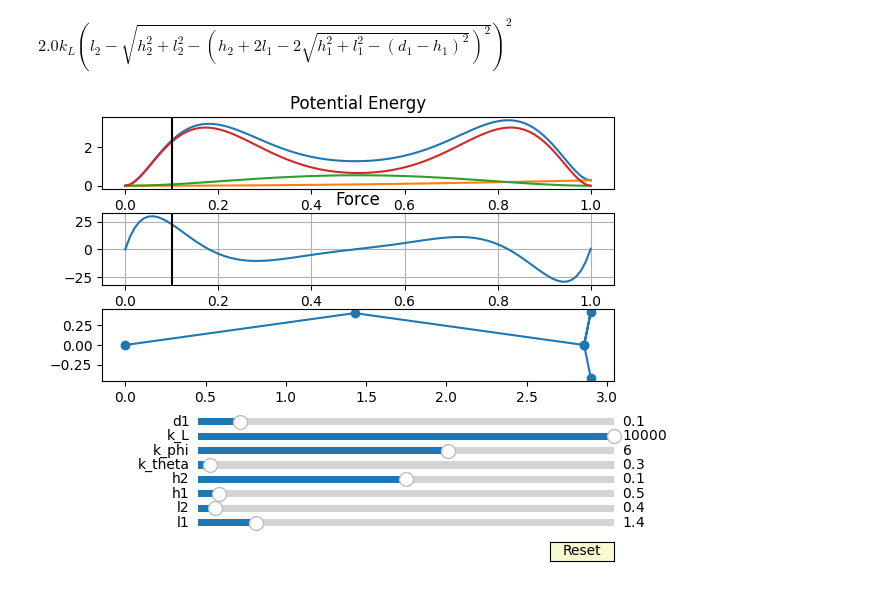
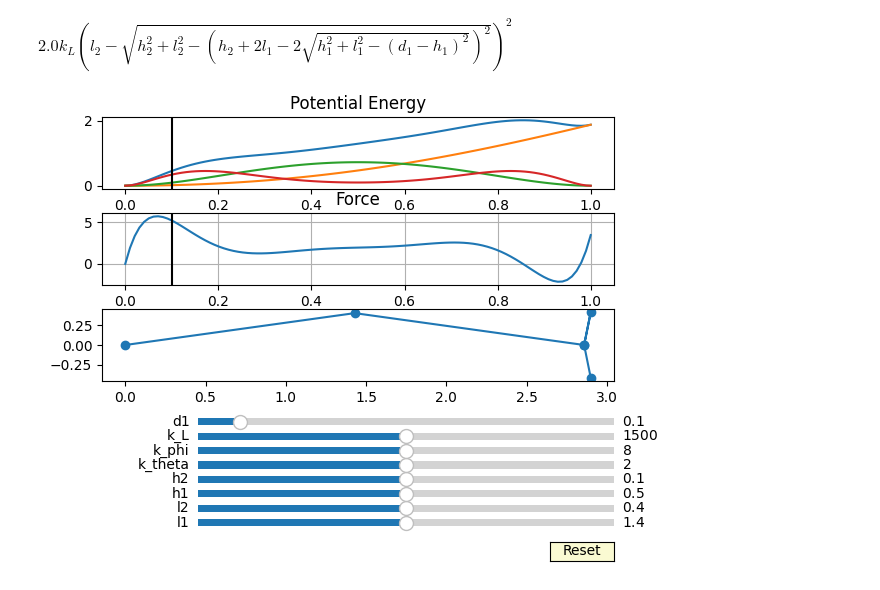
Before and after one commit to TheOneAndEoinlee/Thesis, a Jupyter notebook: Notebooks/PRBM.ipynb, the cells around one changed output. Drawn from its saved outputs; the diff is of its cells as text; code cells hidden in the pictures.

```diff
--- a/Notebooks/PRBM.ipynb
+++ b/Notebooks/PRBM.ipynb
@@ -64,9 +64,9 @@ repl = {'l1':1.4,
         'l2':0.4,
         'h1':0.5,
         'h2':0.1,
-        'k_theta':0.3,
-        'k_phi':6,
-        'k_L':10000,
+        'k_theta':2,
+        'k_phi':8,
+        'k_L':1500,
         'd1':0.1}
 
 
@@ -143,15 +143,15 @@ axd1 = plt.axes([0.25, 0.3, 0.65, 0.03], facecolor=axcolor)
 resetax = plt.axes([0.8, 0.025, 0.1, 0.04])
 button = Button(resetax, 'Reset', color=axcolor, hovercolor='0.975')
 
-sl1 = Slider(axl1, 'l1', 0, 10, valinit=repl['l1'])
-sl2 = Slider(axl2, 'l2', 0, 10, valinit=repl['l2'])
+sl1 = Slider(axl1, 'l1', 0, 2*repl['l1'], valinit=repl['l1'])
+sl2 = Slider(axl2, 'l2', 0, 2*repl['l2'], valinit=repl['l2'])
 
-sh1 = Slider(axh1, 'h1', 0, 10, valinit=repl['h1'])
-sh2 = Slider(axh2, 'h2', 0, 0.2, valinit=repl['h2'])
+sh1 = Slider(axh1, 'h1', 0, 2*repl['h1'], valinit=repl['h1'])
+sh2 = Slider(axh2, 'h2', 0, 2*repl['h2'], valinit=repl['h2'])
 
-sk_theta = Slider(axk_theta, 'k_theta', 0, 10, valinit=repl['k_theta'])
-sk_phi = Slider(axk_phi, 'k_phi', 0, 10, valinit=repl['k_phi'])
-sk_L = Slider(axk_L, 'k_L', 0, 10000, valinit=repl['k_L'])
+sk_theta = Slider(axk_theta, 'k_theta', 0, 2*repl['k_theta'], valinit=repl['k_theta'])
+sk_phi = Slider(axk_phi, 'k_phi', 0, 2*repl['k_phi'], valinit=repl['k_phi'])
+sk_L = Slider(axk_L, 'k_L', 0, 2*repl['k_L'], valinit=repl['k_L'])
 
 sd1 = Slider(axd1, 'd1', 0, 1, valinit=repl['d1'])
 
@@ -192,31 +192,31 @@ def update(val):
     fig.canvas.draw_idle()
 
 # register the update function with each slider
 
 sl1.on_changed(update)
 sl2.on_changed(update)
 sh1.on_changed(update)
 sh2.on_changed(update)
 sk_theta.on_changed(update)
 sk_phi.on_changed(update)
 sk_L.on_changed(update)
 sd1.on_changed(update)
 
 
 
 
 
 def reset(event):
     sl1.reset()
     sl2.reset()
     sh1.reset()
     sh2.reset()
     sk_theta.reset()
     sk_phi.reset()
     sk_L.reset()
     sd1.reset()
 button.on_clicked(reset)
 PE_pl[0].get_ydata()
 plt.show()
 # %% [output]
-[figure, old version]
+[figure, new version]
```
